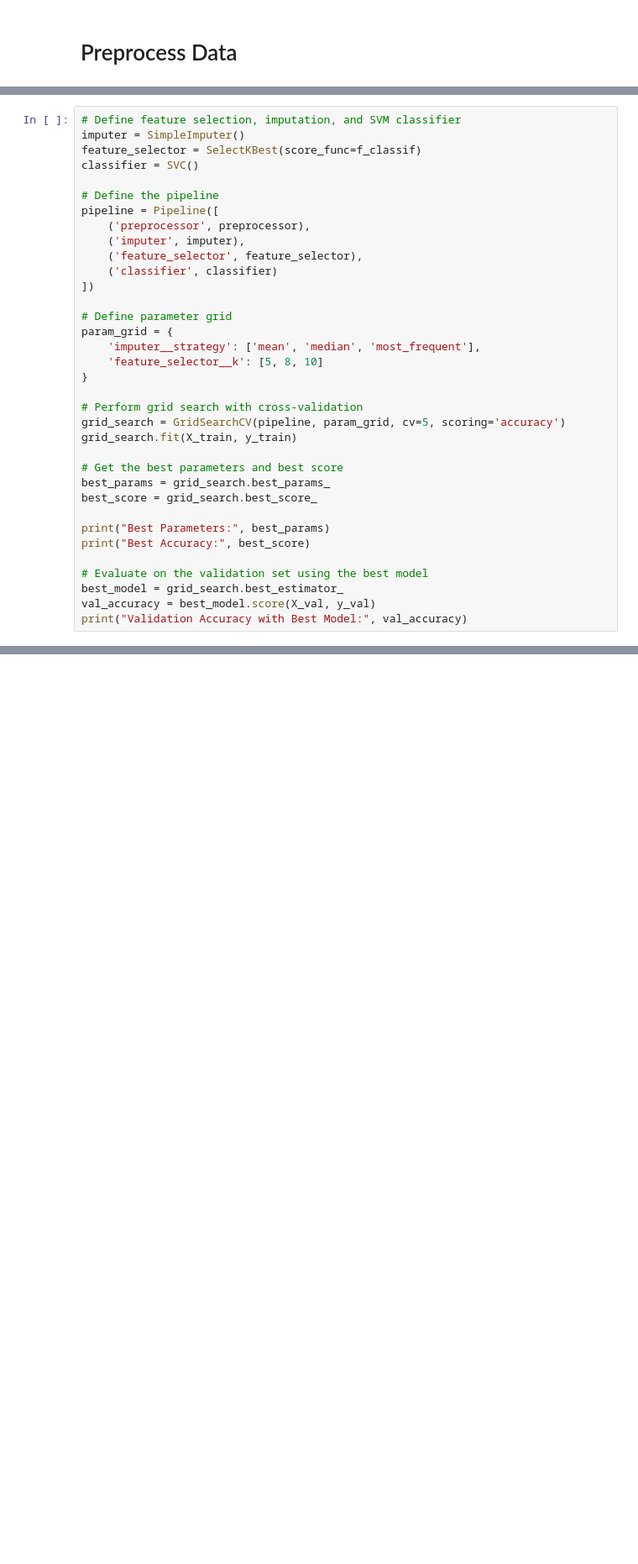
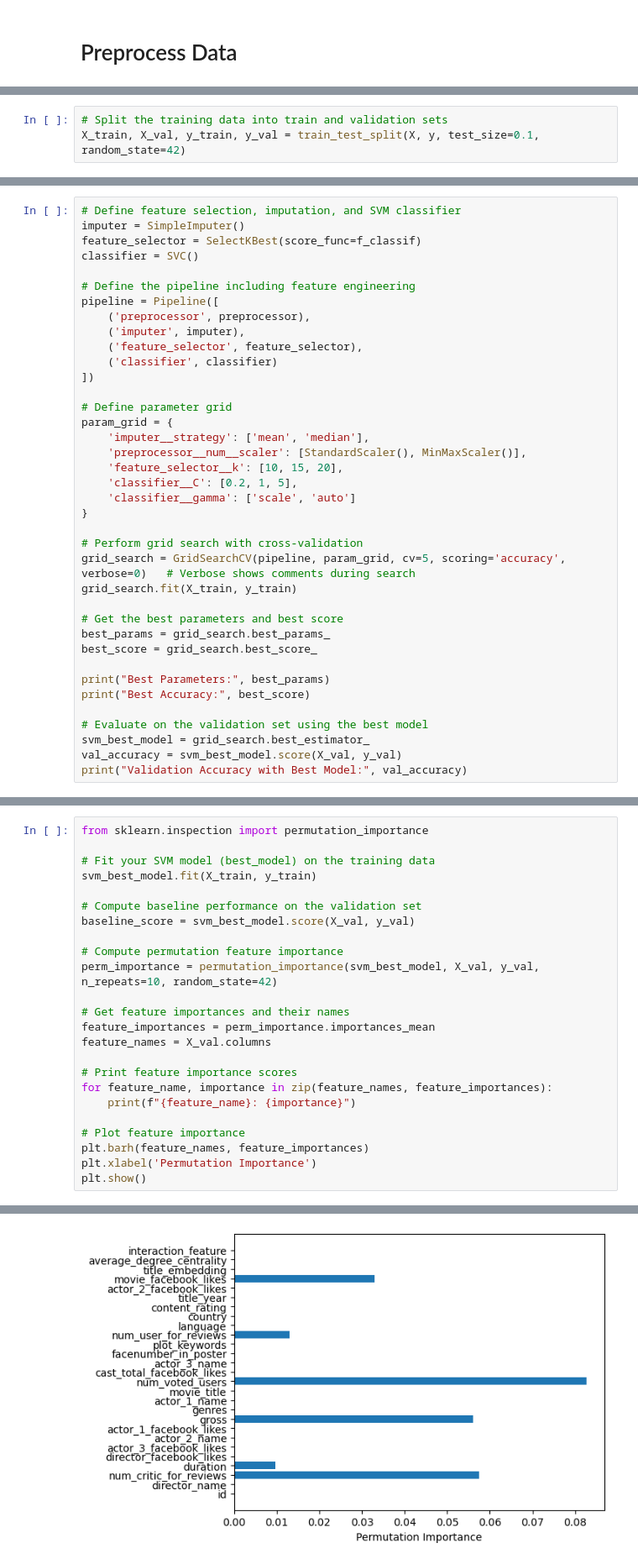
Before and after one commit to JZYNX/ML-assignment-2, a Jupyter notebook: COMP30027-Project2.ipynb, the cells around one changed output, grey strips where cells are left out. Shown at 84% size. Drawn from its saved outputs; the diff is of its cells as text; blank space fills up the shorter version.

```diff
--- a/COMP30027-Project2.ipynb
+++ b/COMP30027-Project2.ipynb
@@ -70,0 +149,3 @@ preprocessor = ColumnTransformer(
+# %%
+# Split the training data into train and validation sets
+X_train, X_val, y_train, y_val = train_test_split(X, y, test_size=0.1, random_state=42)
@@ -135,7 +315,7 @@ imputer = SimpleImputer()
 feature_selector = SelectKBest(score_func=f_classif)
 classifier = SVC()
 
-# Define the pipeline
+# Define the pipeline including feature engineering
 pipeline = Pipeline([
     ('preprocessor', preprocessor),
     ('imputer', imputer),
@@ -145,12 +325,15 @@ pipeline = Pipeline([
 
 # Define parameter grid
 param_grid = {
-    'imputer__strategy': ['mean', 'median', 'most_frequent'],
-    'feature_selector__k': [5, 8, 10]
+    'imputer__strategy': ['mean', 'median'],
+    'preprocessor__num__scaler': [StandardScaler(), MinMaxScaler()],
+    'feature_selector__k': [10, 15, 20],
+    'classifier__C': [0.2, 1, 5],
+    'classifier__gamma': ['scale', 'auto']
 }
 
 # Perform grid search with cross-validation
-grid_search = GridSearchCV(pipeline, param_grid, cv=5, scoring='accuracy')
+grid_search = GridSearchCV(pipeline, param_grid, cv=5, scoring='accuracy', verbose=0)   # Verbose shows comments during search
 grid_search.fit(X_train, y_train)
 
 # Get the best parameters and best score
@@ -161,7 +344,7 @@ print("Best Parameters:", best_params)
 print("Best Accuracy:", best_score)
 
 # Evaluate on the validation set using the best model
-best_model = grid_search.best_estimator_
-val_accuracy = best_model.score(X_val, y_val)
+svm_best_model = grid_search.best_estimator_
+val_accuracy = svm_best_model.score(X_val, y_val)
 print("Validation Accuracy with Best Model:", val_accuracy)
 # %% [output]
@@ -170,0 +367,25 @@ Validation Accuracy with Best Model: 0.6788685524126455
+# %%
+from sklearn.inspection import permutation_importance
+
+# Fit your SVM model (best_model) on the training data
+svm_best_model.fit(X_train, y_train)
+
+# Compute baseline performance on the validation set
+baseline_score = svm_best_model.score(X_val, y_val)
+
+# Compute permutation feature importance
+perm_importance = permutation_importance(svm_best_model, X_val, y_val, n_repeats=10, random_state=42)
+
+# Get feature importances and their names
+feature_importances = perm_importance.importances_mean
+feature_names = X_val.columns
+
+# Print feature importance scores
+for feature_name, importance in zip(feature_names, feature_importances):
+    print(f"{feature_name}: {importance}")
+
+# Plot feature importance
+plt.barh(feature_names, feature_importances)
+plt.xlabel('Permutation Importance')
+plt.show()
+# %% [output]
@@ -170,0 +409 @@ Validation Accuracy with Best Model: 0.6788685524126455
+[figure, added]
```
Also changed, not shown: parts of 31 cells of this notebook, 4 other files.
